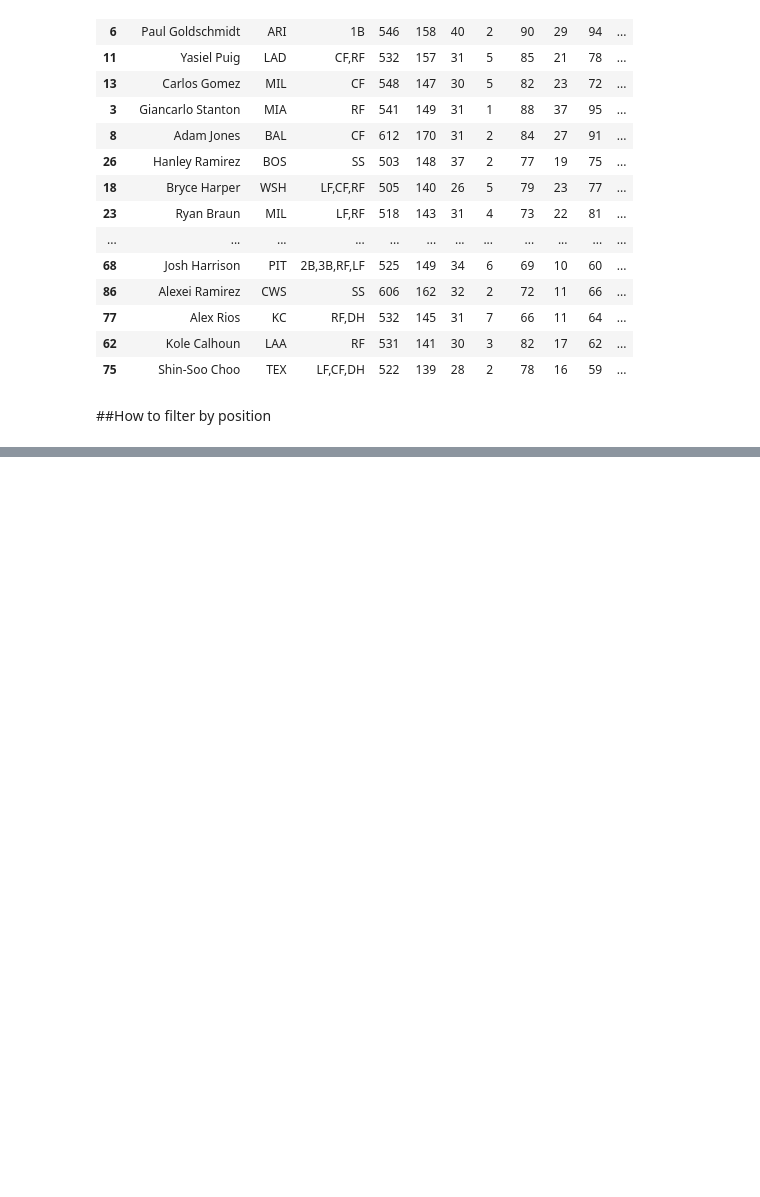
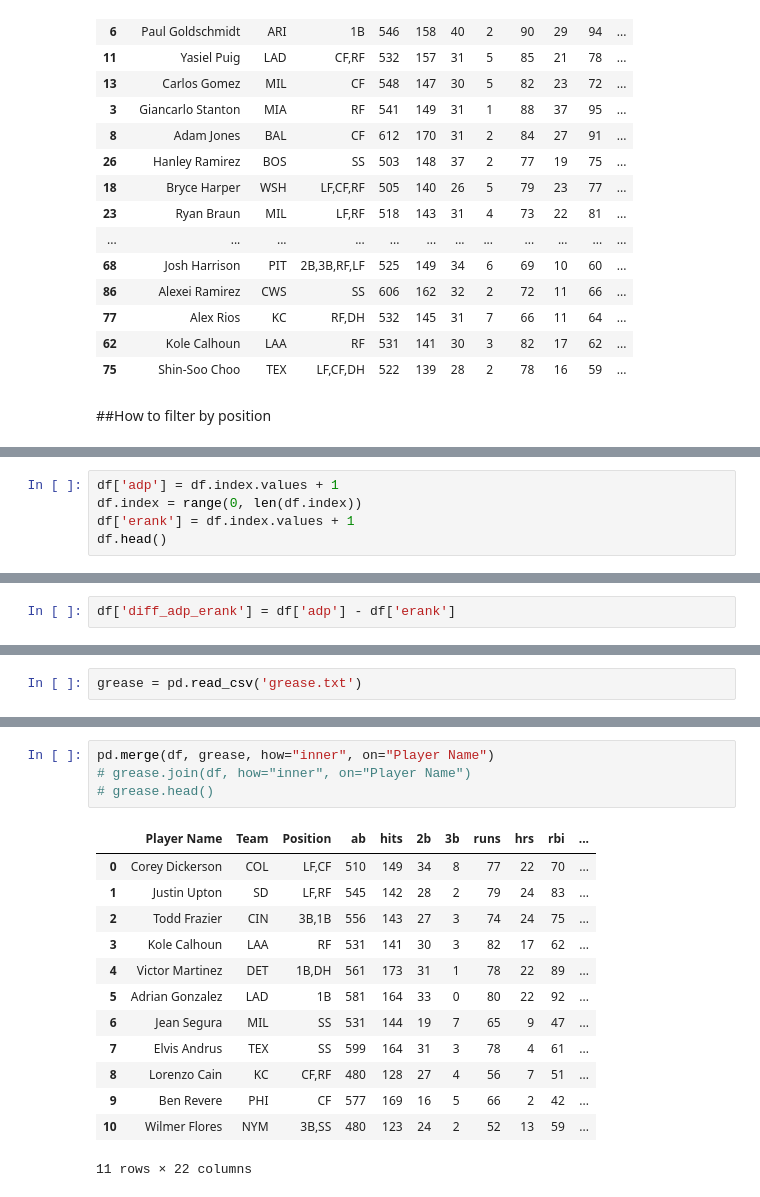
Before and after one commit to eihli/baseball-fantasy-draft, a Jupyter notebook: Simulated-Rankings.ipynb, the cells around one changed output, grey strips where cells are left out. Saved outputs shown, nothing was run; the diff lists cells and outputs as text; blank space fills up the shorter version.

```diff
--- a/Simulated-Rankings.ipynb
+++ b/Simulated-Rankings.ipynb
@@ -55,0 +65,5 @@ center_fielders.head()
+# %%
+df['adp'] = df.index.values + 1
+df.index = range(0, len(df.index))
+df['erank'] = df.index.values + 1
+df.head()
@@ -55,0 +78,2 @@ center_fielders.head()
+# %%
+df['diff_adp_erank'] = df['adp'] - df['erank']
@@ -55,0 +82,2 @@ center_fielders.head()
+# %%
+grease = pd.read_csv('grease.txt')
@@ -55,0 +93,18 @@ center_fielders.head()
+# %%
+pd.merge(df, grease, how="inner", on="Player Name")
+# grease.join(df, how="inner", on="Player Name")
+# grease.head()
+# %% [output]
+|  | Player Name | Team | Position | ab | hits | 2b | 3b | runs | hrs | rbi | ... |
+| 0 | Corey Dickerson | COL | LF,CF | 510 | 149 | 34 | 8 | 77 | 22 | 70 | ... |
+| 1 | Justin Upton | SD | LF,RF | 545 | 142 | 28 | 2 | 79 | 24 | 83 | ... |
+| 2 | Todd Frazier | CIN | 3B,1B | 556 | 143 | 27 | 3 | 74 | 24 | 75 | ... |
+| 3 | Kole Calhoun | LAA | RF | 531 | 141 | 30 | 3 | 82 | 17 | 62 | ... |
+| 4 | Victor Martinez | DET | 1B,DH | 561 | 173 | 31 | 1 | 78 | 22 | 89 | ... |
+| 5 | Adrian Gonzalez | LAD | 1B | 581 | 164 | 33 | 0 | 80 | 22 | 92 | ... |
+| 6 | Jean Segura | MIL | SS | 531 | 144 | 19 | 7 | 65 | 9 | 47 | ... |
+| 7 | Elvis Andrus | TEX | SS | 599 | 164 | 31 | 3 | 78 | 4 | 61 | ... |
+| 8 | Lorenzo Cain | KC | CF,RF | 480 | 128 | 27 | 4 | 56 | 7 | 51 | ... |
+| 9 | Ben Revere | PHI | CF | 577 | 169 | 16 | 5 | 66 | 2 | 42 | ... |
+| 10 | Wilmer Flores | NYM | 3B,SS | 480 | 123 | 24 | 2 | 52 | 13 | 59 | ... |
+11 rows × 22 columns
```
Also changed, not shown: parts of 7 cells of this notebook, 2 other files.
